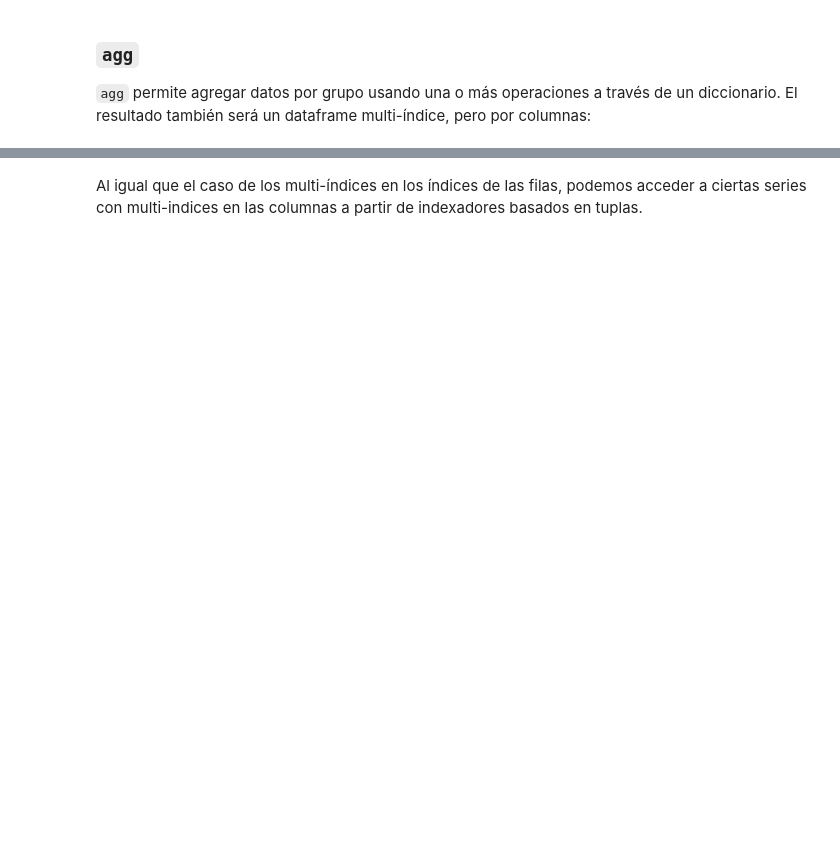
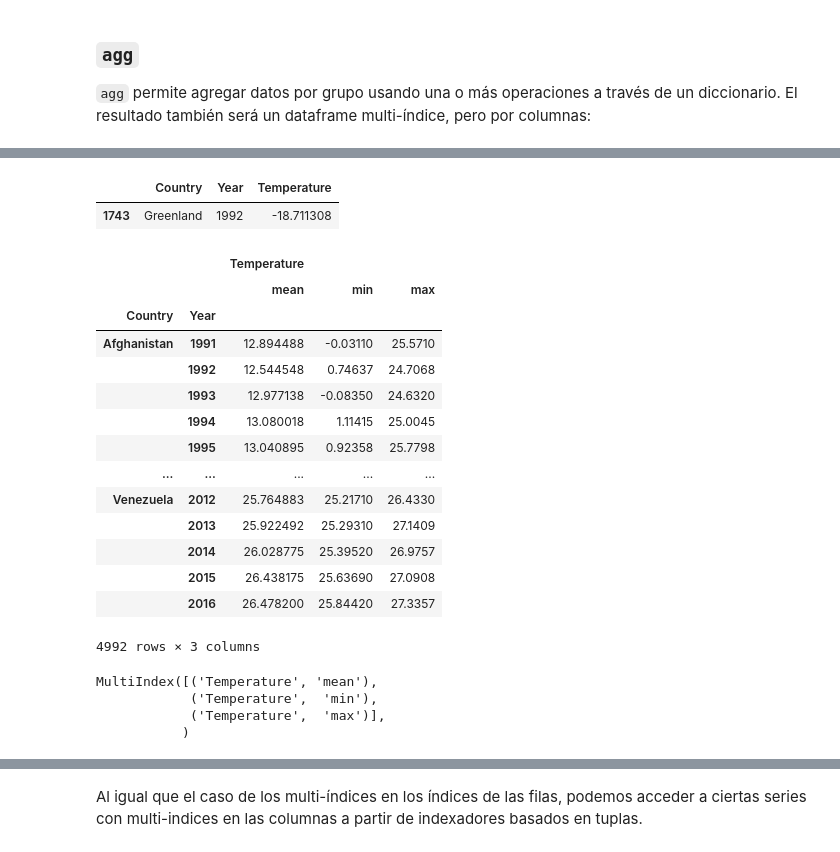
Before and after one commit to MDS7202/MDS7202, a Jupyter notebook: clases/2026-01/06_Pandas_Manipulacion_de_columnas_y_agrupaciones.ipynb, the cells around one changed output, grey strips where cells are left out. Saved outputs shown, nothing was run; the diff lists cells and outputs as text; code cells hidden in the pictures; blank space fills up the shorter version.

```diff
--- a/clases/2026-01/06_Pandas_Manipulacion_de_columnas_y_agrupaciones.ipynb
+++ b/clases/2026-01/06_Pandas_Manipulacion_de_columnas_y_agrupaciones.ipynb
@@ -1902,9 +2133,35 @@ El resultado también será un dataframe multi-índice, pero por columnas:
+# %%
+stats_general[stats_general["Temperature"] == stats_general["Temperature"].min()]#.min()
+# %% [output]
+|  | Country | Year | Temperature |
+| 1743 | Greenland | 1992 | -18.711308 |
 # %%
-prom_t_año_global = temperaturas.groupby(["Year"]).agg(
+stats_temperatura_globales = temperaturas.groupby(["Country", "Year"]).agg(
     {
-        "Temperature": ["mean", "std"]
+        "Temperature": ["mean", "min", "max"]
     }
 )
-prom_t_año_global
+stats_temperatura_globales
+# %% [output]
+|  |  | Temperature |  |  |
+|  |  | mean | min | max |
+| Country | Year |  |  |  |
+| Afghanistan | 1991 | 12.894488 | -0.03110 | 25.5710 |
+|  | 1992 | 12.544548 | 0.74637 | 24.7068 |
+|  | 1993 | 12.977138 | -0.08350 | 24.6320 |
+|  | 1994 | 13.080018 | 1.11415 | 25.0045 |
+|  | 1995 | 13.040895 | 0.92358 | 25.7798 |
+| ... | ... | ... | ... | ... |
+| Venezuela | 2012 | 25.764883 | 25.21710 | 26.4330 |
+|  | 2013 | 25.922492 | 25.29310 | 27.1409 |
+|  | 2014 | 26.028775 | 25.39520 | 26.9757 |
+|  | 2015 | 26.438175 | 25.63690 | 27.0908 |
+|  | 2016 | 26.478200 | 25.84420 | 27.3357 |
+4992 rows × 3 columns
 # %%
-prom_t_año_global.columns
+stats_temperatura_globales.columns
+# %% [output]
+MultiIndex([('Temperature', 'mean'),
+            ('Temperature',  'min'),
+            ('Temperature',  'max')],
+           )
```
Also changed, not shown: parts of 58 cells of this notebook.
